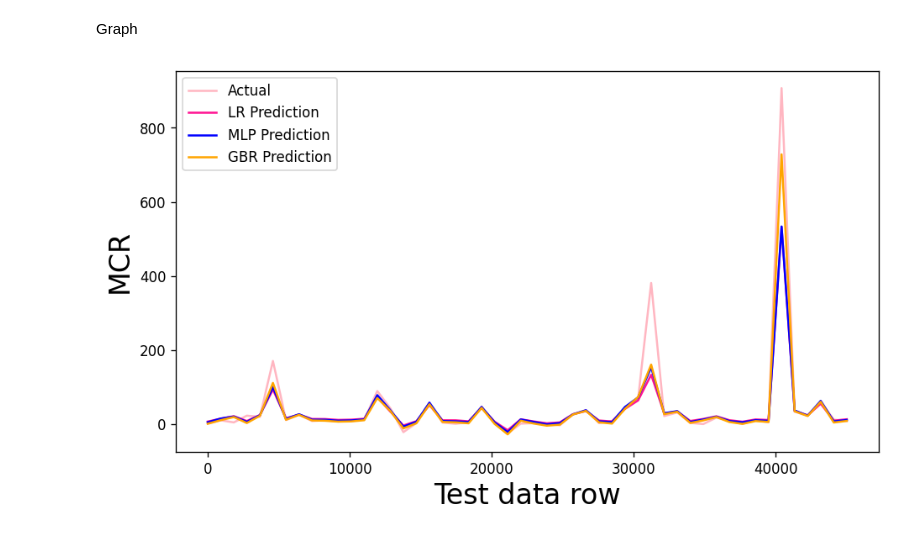
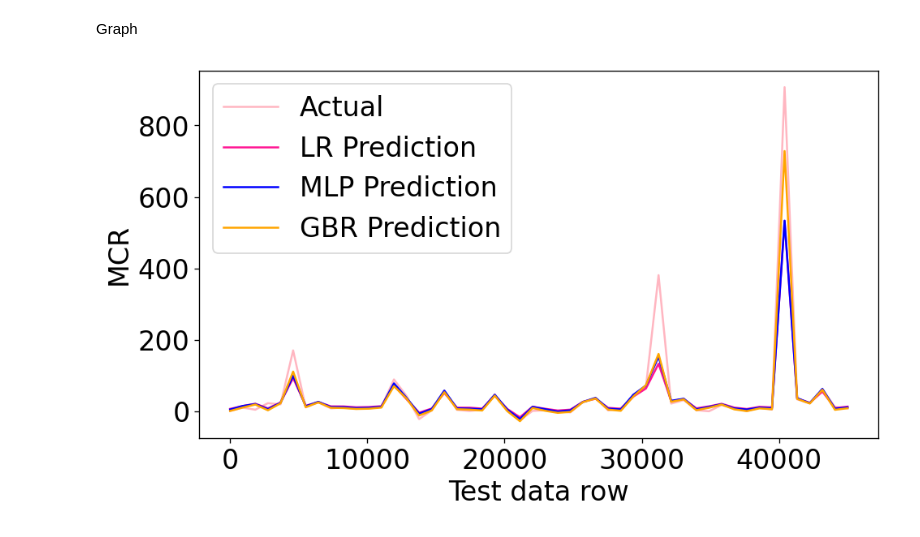
Before and after one commit to SiNa88/clusterdata-prediction, a Jupyter notebook: cluster-trace-microservices-v2021/microservice-prediction/chart.ipynb, the cells around one changed output. Saved outputs shown, nothing was run; the diff lists cells and outputs as text; code cells hidden in the pictures.

```diff
--- a/cluster-trace-microservices-v2021/microservice-prediction/chart.ipynb
+++ b/cluster-trace-microservices-v2021/microservice-prediction/chart.ipynb
@@ -77,34 +77,33 @@ Graph
 # %%
 import matplotlib.pyplot as plt
 from scipy.interpolate import make_interp_spline
+
 
 #print(np.shape(Y_predict_mlp), "  ", np.shape(Y_test))
 plt.figure(figsize=(9, 5), dpi=120)
 #https://www.geeksforgeeks.org/how-to-plot-a-smooth-curve-in-matplotlib/
 X_Y_Spline = make_interp_spline(np.arange(44999), Y_test)
 # Returns evenly spaced numbers
 # over a specified interval.
 X_ = np.linspace(np.arange(44999).min(), np.arange(44999).max(), 50)
 Y_ = X_Y_Spline(X_)
 
 plt.plot(X_,Y_, label='Actual', color="lightpink")
 X_Y_Spline = make_interp_spline(np.arange(44999), Y_predict_lr)
-X_ = np.linspace(np.arange(44999).min(), np.arange(44999).max(), 50)
 Y_ = X_Y_Spline(X_)
 
 plt.plot(X_,Y_, label='LR Prediction', color="deeppink")
 X_Y_Spline = make_interp_spline(np.arange(44999), Y_predict_mlp)
-X_ = np.linspace(np.arange(44999).min(), np.arange(44999).max(), 50)
 Y_ = X_Y_Spline(X_)
 
 plt.plot(X_,Y_,  label='MLP Prediction', color="blue")
 X_Y_Spline = make_interp_spline(np.arange(44999), Y_predict_gbr)
-X_ = np.linspace(np.arange(44999).min(), np.arange(44999).max(), 50)
 Y_ = X_Y_Spline(X_)
+plt.subplot().tick_params(labelsize=20)
 plt.plot(X_,Y_,  label='GBR Prediction', color="orange")
 plt.ylabel('MCR', fontsize=20)
 plt.xlabel('Test data row', fontsize=20)
-plt.legend()
+plt.legend( fontsize=20)
 plt.show()
 # %% [output]
-[figure, old version]
+[figure, new version]
```
